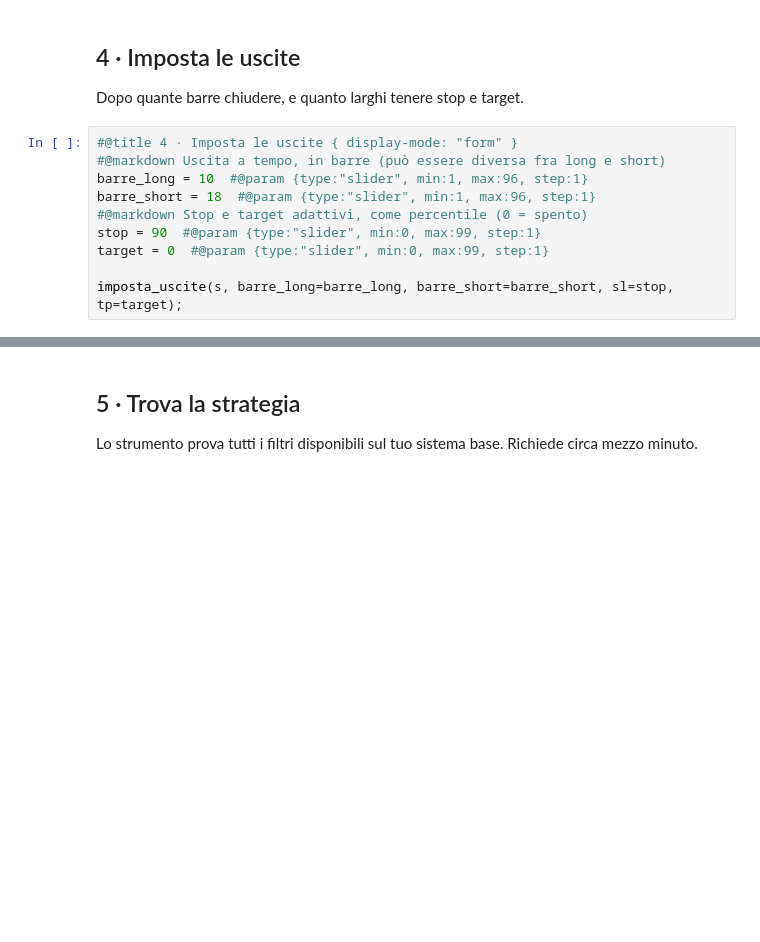
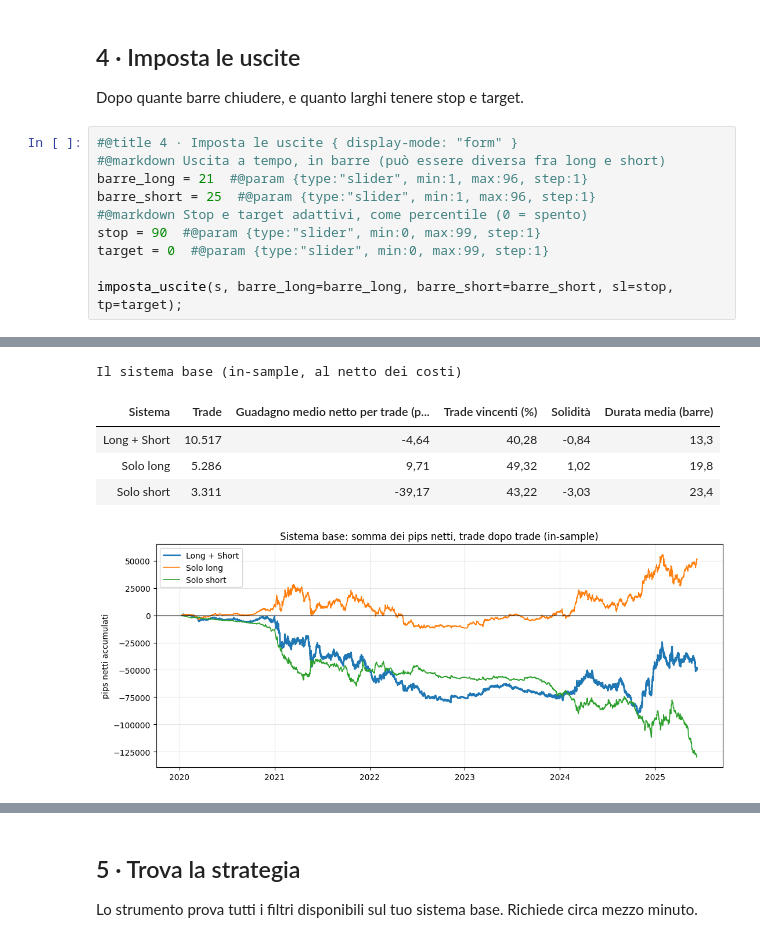
Before and after one commit to matti410/Trading-System-Creator_V4, a Jupyter notebook: Trading_System_Lab.ipynb, the cells around one changed output, grey strips where cells are left out. Drawn from its saved outputs; the diff is of its cells as text; blank space fills up the shorter version.

```diff
--- a/Trading_System_Lab.ipynb
+++ b/Trading_System_Lab.ipynb
@@ -134,10 +134,11 @@ Dopo quante barre chiudere, e quanto larghi tenere stop e target.
 # %%
 #@title 4 · Imposta le uscite { display-mode: "form" }
 #@markdown Uscita a tempo, in barre (può essere diversa fra long e short)
-barre_long = 10  #@param {type:"slider", min:1, max:96, step:1}
-barre_short = 18  #@param {type:"slider", min:1, max:96, step:1}
+barre_long = 21  #@param {type:"slider", min:1, max:96, step:1}
+barre_short = 25  #@param {type:"slider", min:1, max:96, step:1}
 #@markdown Stop e target adattivi, come percentile (0 = spento)
 stop = 90  #@param {type:"slider", min:0, max:99, step:1}
 target = 0  #@param {type:"slider", min:0, max:99, step:1}
 
 imposta_uscite(s, barre_long=barre_long, barre_short=barre_short, sl=stop, tp=target);
+# %% [output]
@@ -143,0 +146,6 @@ imposta_uscite(s, barre_long=barre_long, barre_short=barre_short, sl=stop, tp=ta
+Il sistema base (in-sample, al netto dei costi)
+| Sistema | Trade | Guadagno medio netto per trade (p... | Trade vincenti (%) | Solidità | Durata media (barre) |
+| Long + Short | 10.517 | -4,64 | 40,28 | -0,84 | 13,3 |
+| Solo long | 5.286 | 9,71 | 49,32 | 1,02 | 19,8 |
+| Solo short | 3.311 | -39,17 | 43,22 | -3,03 | 23,4 |
+[figure, added]
```
Also changed, not shown: parts of 5 cells of this notebook.
